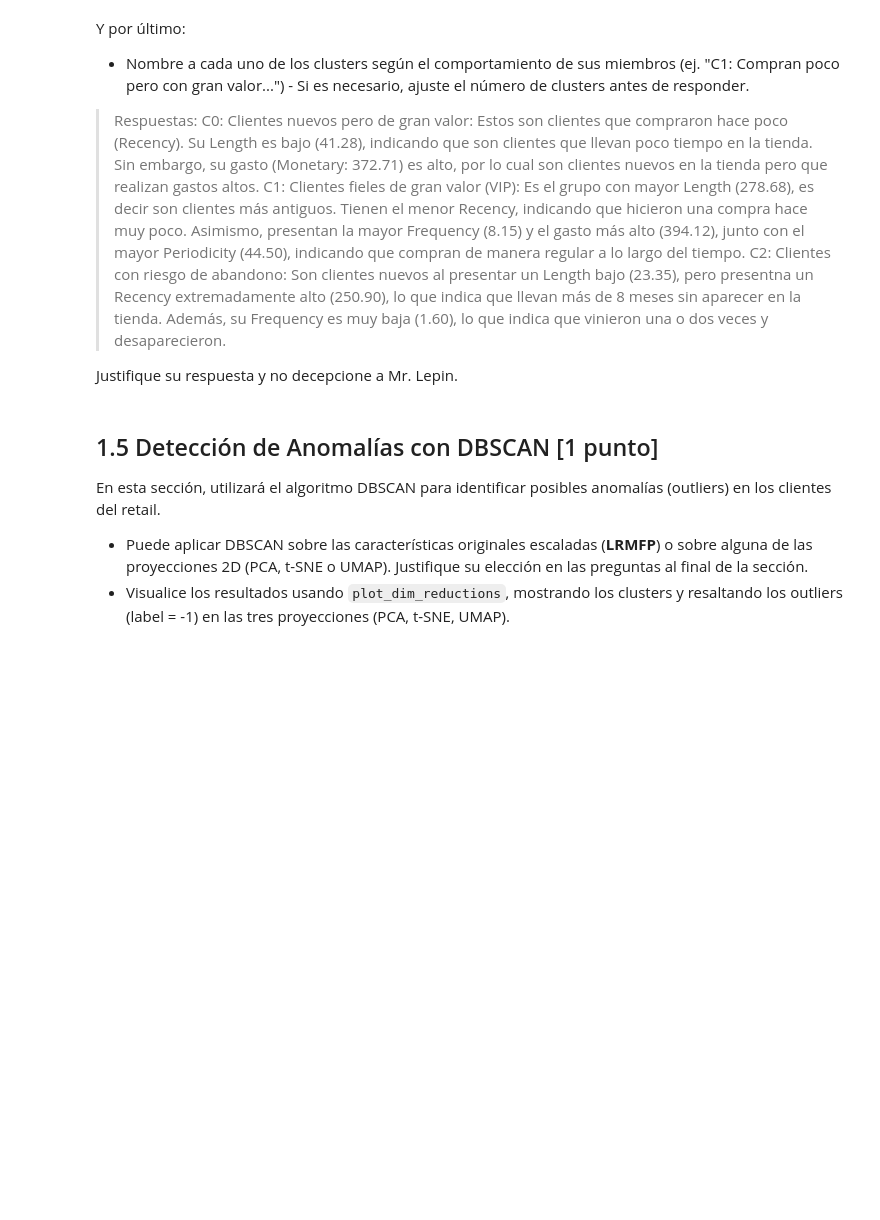
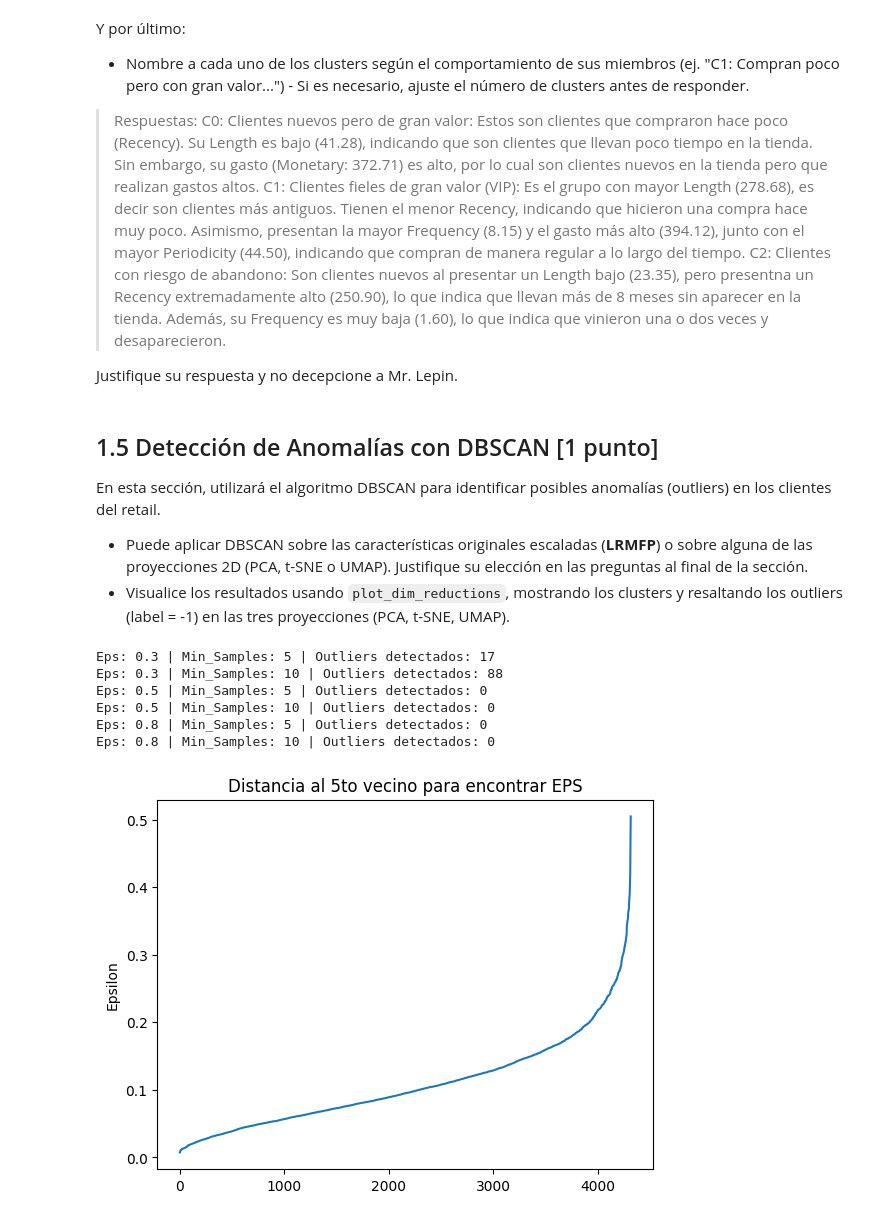
Before and after one commit to BAFCS/MDS7202, a Jupyter notebook: Labs/Lab_5/Lab5_enunciado.ipynb, the cells around one changed output. Cells and saved outputs as stored; diff of their text form; code cells hidden in the pictures; blank space fills up the shorter version.

```diff
--- a/Labs/Lab_5/Lab5_enunciado.ipynb
+++ b/Labs/Lab_5/Lab5_enunciado.ipynb
@@ -506 +502,40 @@ from sklearn.cluster import DBSCAN  # noqa: F401
+# %%
+from sklearn.cluster import DBSCAN
+
+#Se opto aplicar sobre la proyección umap, ya que las densidades son más claras en 2D para este algoritmo.
+
+eps_values = [0.3, 0.5, 0.8]
+min_samples_values = [5, 10]
+
+for e in eps_values:
+    for m in min_samples_values:
+        dbscan = DBSCAN(eps=e, min_samples=m)
+        labels = dbscan.fit_predict(umap_proj)
+        # Contar cuántos outliers detectó (label == -1)
+        n_outliers = np.sum(labels == -1)
+        print(f"Eps: {e} | Min_Samples: {m} | Outliers detectados: {n_outliers}")
+# %% [output]
+Eps: 0.3 | Min_Samples: 5 | Outliers detectados: 17
+Eps: 0.3 | Min_Samples: 10 | Outliers detectados: 88
+Eps: 0.5 | Min_Samples: 5 | Outliers detectados: 0
+Eps: 0.5 | Min_Samples: 10 | Outliers detectados: 0
+Eps: 0.8 | Min_Samples: 5 | Outliers detectados: 0
+Eps: 0.8 | Min_Samples: 10 | Outliers detectados: 0
+# %%
+from sklearn.neighbors import NearestNeighbors
+
+#METODO PARA ELEGIR EL EPS OPTIMO PARA DBSCAN
+
+# Usamos min_samples como el número de vecinos
+neighbors = NearestNeighbors(n_neighbors=5)
+neighbors_fit = neighbors.fit(umap_proj)
+distances, indices = neighbors_fit.kneighbors(umap_proj)
+
+distances = np.sort(distances[:, 4], axis=0)
+plt.plot(distances)
+plt.title("Distancia al 5to vecino para encontrar EPS")
+plt.ylabel("Epsilon")
+plt.show()
+# %% [output]
+[figure, added]
 # %%
```
Also changed, not shown: parts of 3 cells of this notebook.
